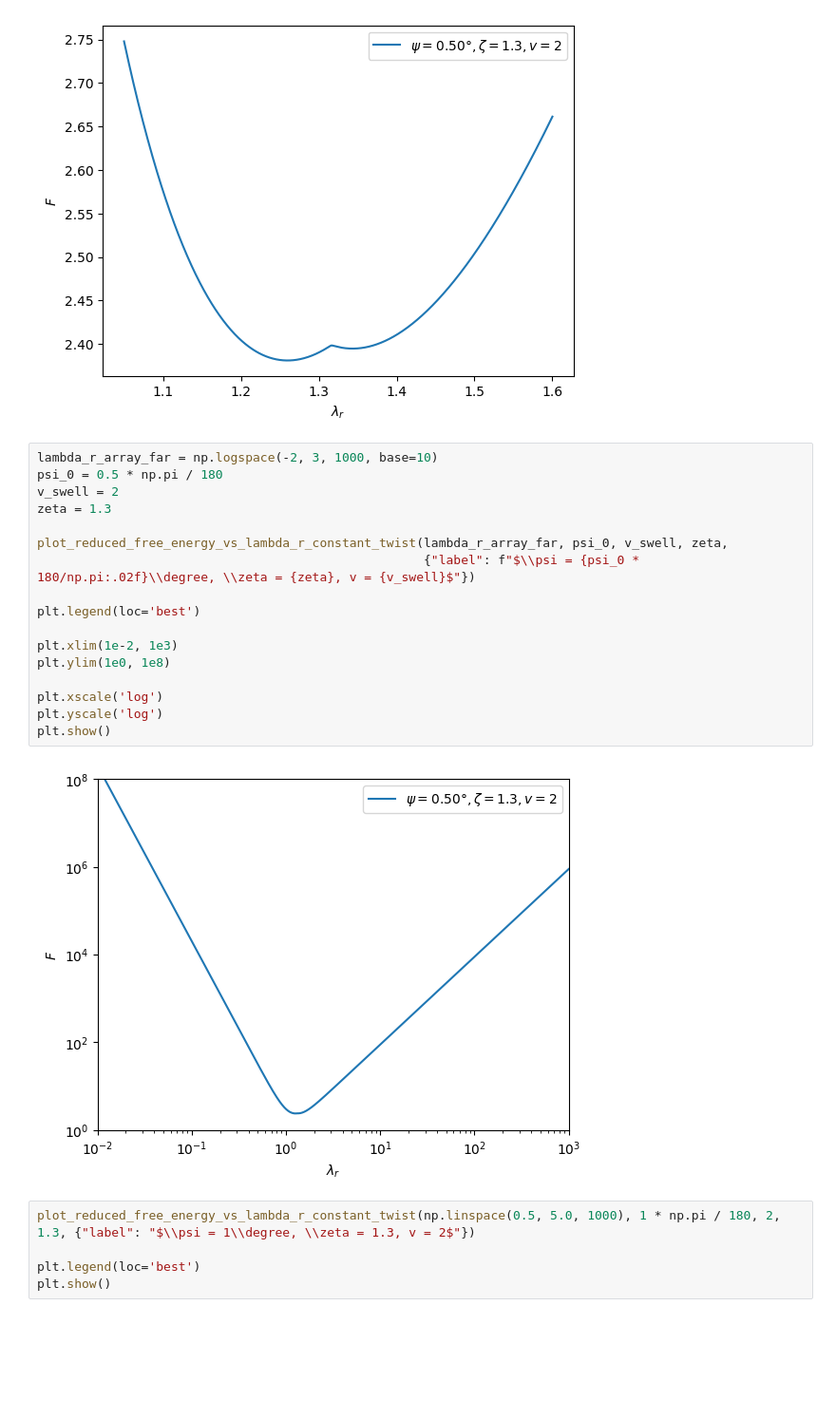
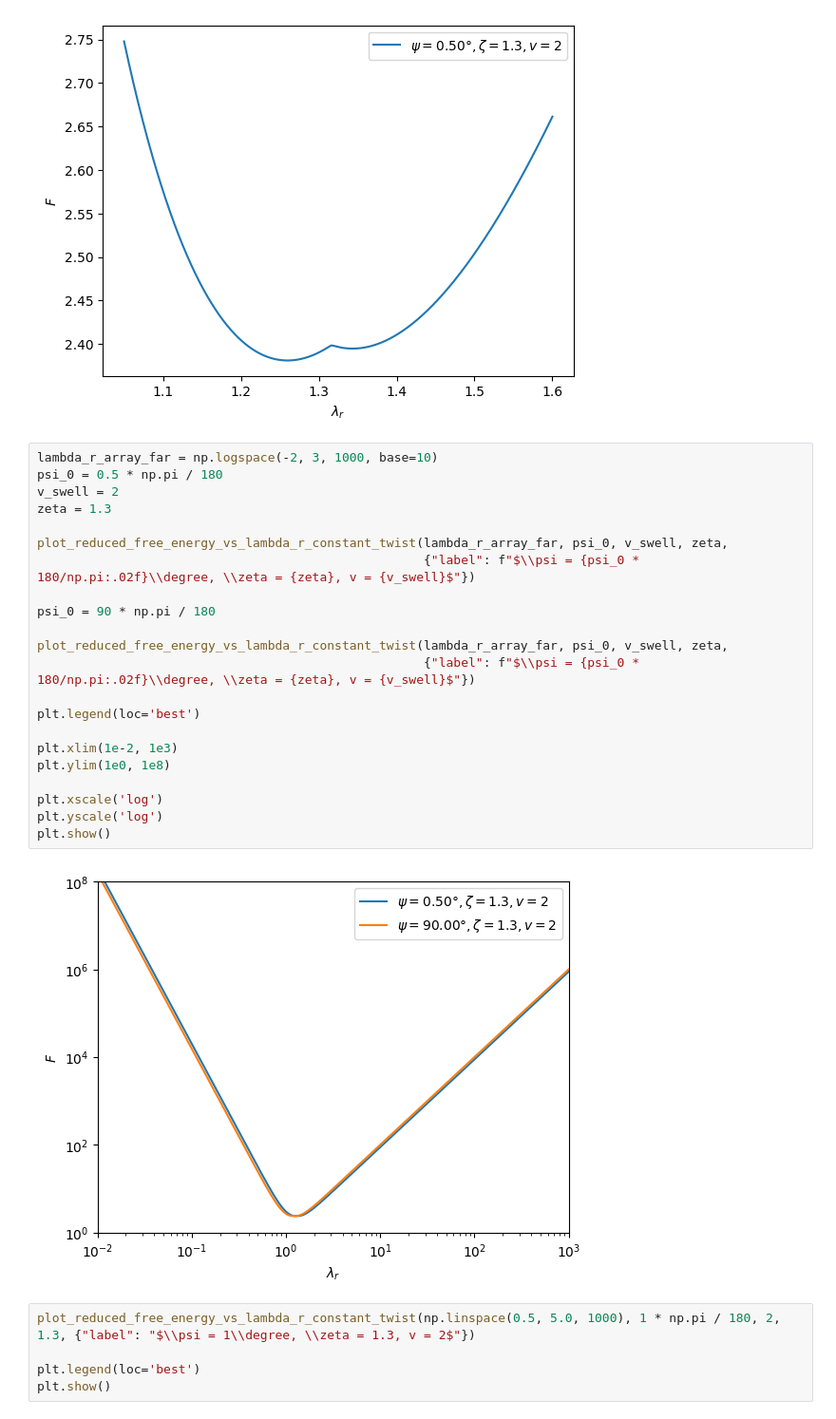
Before and after one commit to gouwsxander/hydrated-liquid-crystal-elastomers, a Jupyter notebook: Free energy minimization/plot_free_energy.ipynb, the cells around one changed output. Shown at 95% size. Cells and saved outputs as stored; diff of their text form; blank space fills up the shorter version.

```diff
--- a/Free energy minimization/plot_free_energy.ipynb
+++ b/Free energy minimization/plot_free_energy.ipynb
@@ -48,22 +48,27 @@ plt.show()
 # %%
 lambda_r_array_far = np.logspace(-2, 3, 1000, base=10)
 psi_0 = 0.5 * np.pi / 180
 v_swell = 2
 zeta = 1.3
+
+plot_reduced_free_energy_vs_lambda_r_constant_twist(lambda_r_array_far, psi_0, v_swell, zeta,
+                                                    {"label": f"$\\psi = {psi_0 * 180/np.pi:.02f}\\degree, \\zeta = {zeta}, v = {v_swell}$"})
+
+psi_0 = 90 * np.pi / 180
 
 plot_reduced_free_energy_vs_lambda_r_constant_twist(lambda_r_array_far, psi_0, v_swell, zeta,
                                                     {"label": f"$\\psi = {psi_0 * 180/np.pi:.02f}\\degree, \\zeta = {zeta}, v = {v_swell}$"})
 
 plt.legend(loc='best')
 
 plt.xlim(1e-2, 1e3)
 plt.ylim(1e0, 1e8)
 
 plt.xscale('log')
 plt.yscale('log')
 plt.show()
 # %% [output]
-[figure, old version]
+[figure, new version]
 # %%
 plot_reduced_free_energy_vs_lambda_r_constant_twist(np.linspace(0.5, 5.0, 1000), 1 * np.pi / 180, 2, 1.3, {"label": "$\\psi = 1\\degree, \\zeta = 1.3, v = 2$"})
 
```
